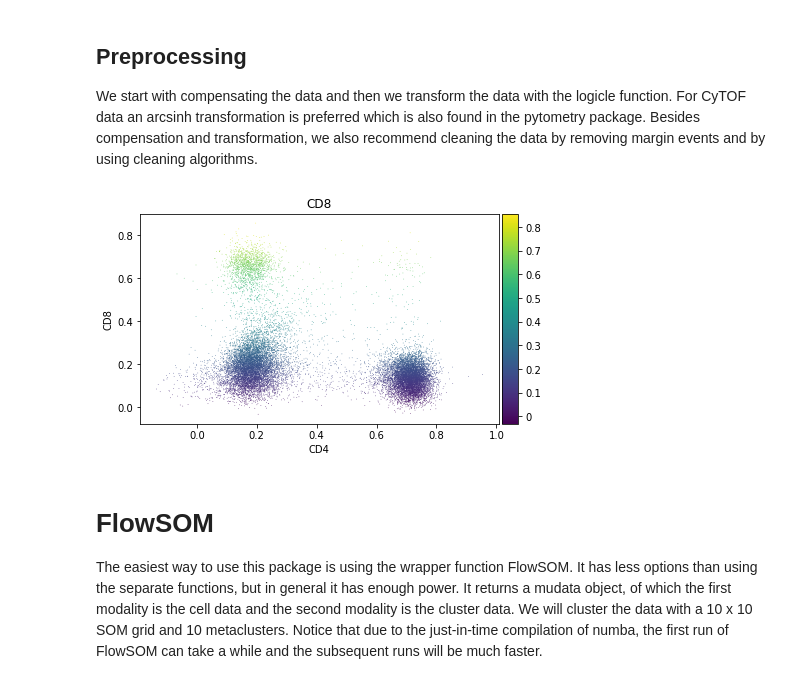
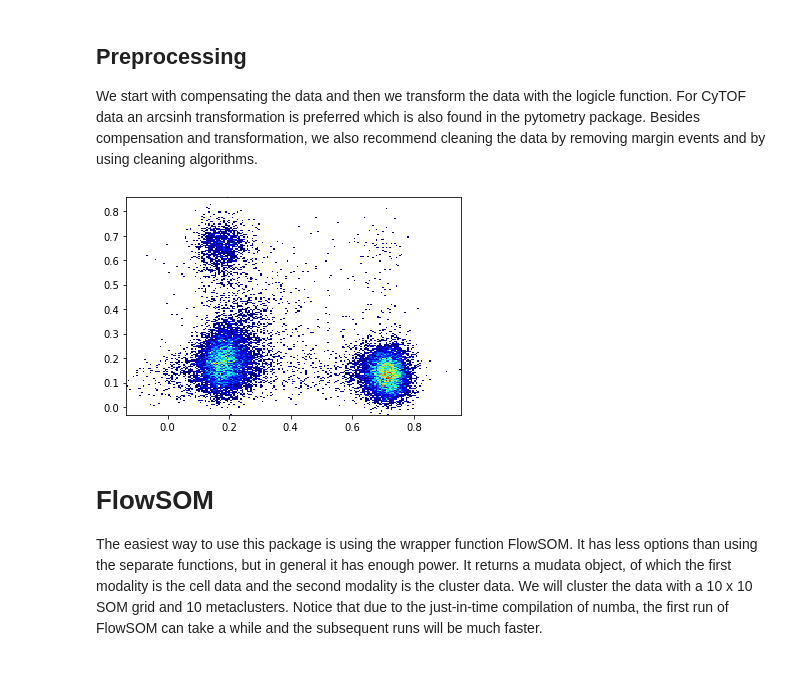
Before and after one commit to saeyslab/FlowSOM_Python, a Jupyter notebook: docs/notebooks/example.ipynb, the cells around one changed output. Cells and saved outputs as stored; diff of their text form; code cells hidden in the pictures.

```diff
--- a/docs/notebooks/example.ipynb
+++ b/docs/notebooks/example.ipynb
@@ -86,11 +87,12 @@ ff_comp = pm.pp.compensate(ff, inplace=False)
 # Transform
 cols_to_use = [8, 11, 13, 14, 15, 16, 17]
 ff_t = fs.pp.normalize_estimate_logicle(ff_comp, cols_to_use)
-# %%
-# Visualize data
-sc.pl.scatter(ff_t, x="CD4", y="CD8", color="CD8", size=2)
-# %% [output]
-[figure, removed]
+# %%
+# Visualize data
+ax = plt.hist2d(ff_t[:,"CD4"].X.flatten(), ff_t[:,"CD8"].X.flatten(), bins=200, cmin = 1, cmap = "jet")
+plt.show()
+# %% [output]
+[figure, added]
 # %% [markdown]
 # FlowSOM
 The easiest way to use this package is using the wrapper function
```
Also changed, not shown: parts of 22 cells of this notebook, 2 other files.
